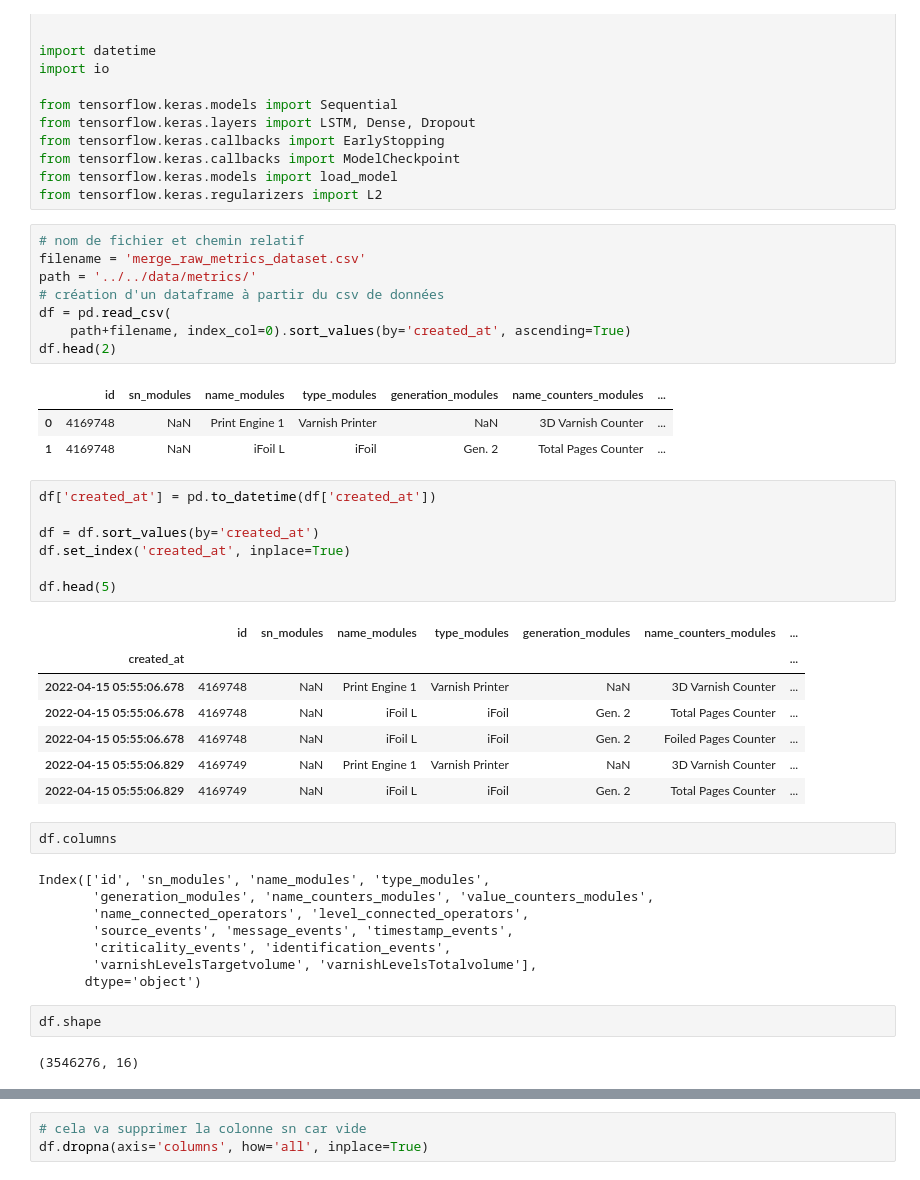
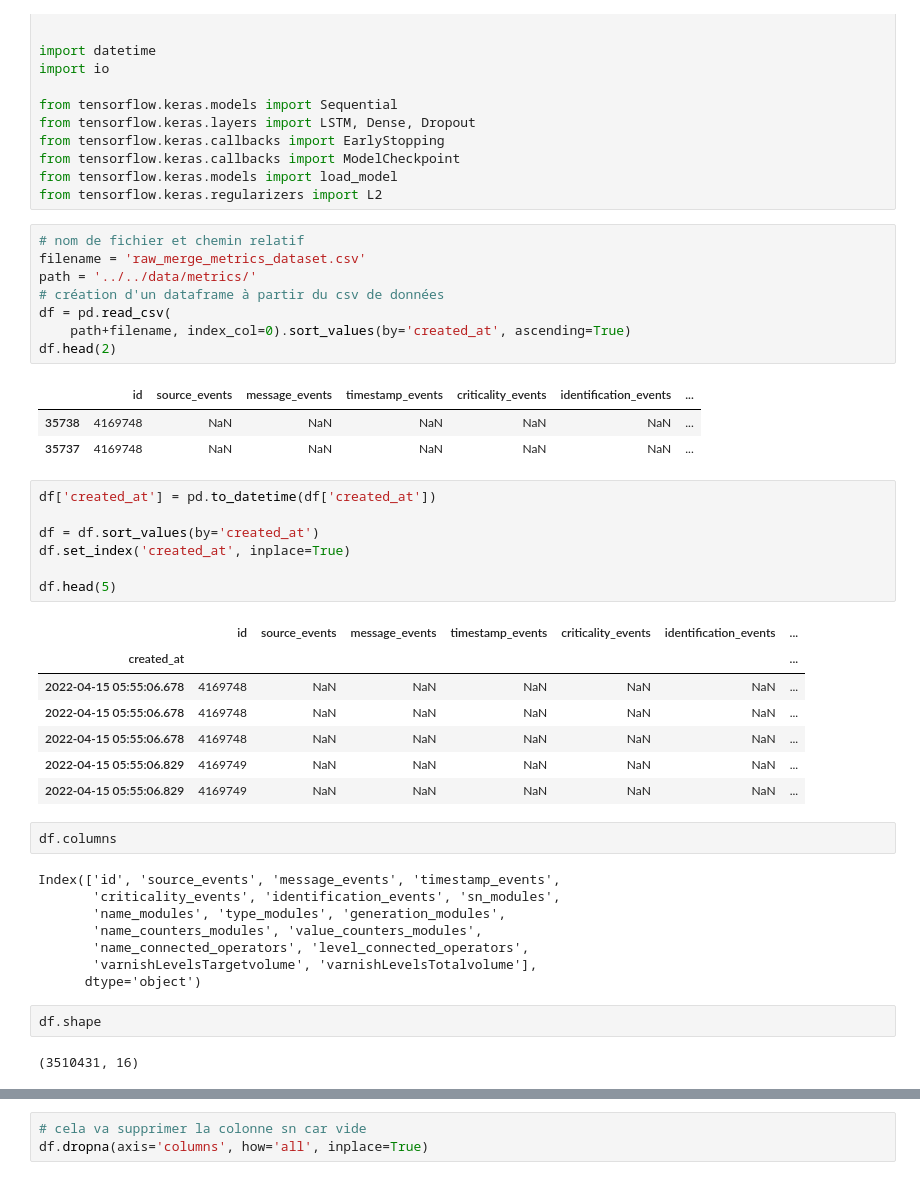
Before and after one commit to AranOribu/Prediction-Erreur-JetVarnish3DEvo, a Jupyter notebook: models/LTSM_model_MLFLOW/lstm_model_timeseries_criticality.ipynb, the cells around one changed output, grey strips where cells are left out. Cells and saved outputs as stored; diff of their text form.

```diff
--- a/models/LTSM_model_MLFLOW/lstm_model_timeseries_criticality.ipynb
+++ b/models/LTSM_model_MLFLOW/lstm_model_timeseries_criticality.ipynb
@@ -32,16 +32,16 @@ from tensorflow.keras.models import load_model
 from tensorflow.keras.regularizers import L2
 # %%
 # nom de fichier et chemin relatif
-filename = 'merge_raw_metrics_dataset.csv'
+filename = 'raw_merge_metrics_dataset.csv'
 path = '../../data/metrics/'
 # création d'un dataframe à partir du csv de données
 df = pd.read_csv(
     path+filename, index_col=0).sort_values(by='created_at', ascending=True)
 df.head(2)
 # %% [output]
-|  | id | sn_modules | name_modules | type_modules | generation_modules | name_counters_modules | ... |
-| 0 | 4169748 | NaN | Print Engine 1 | Varnish Printer | NaN | 3D Varnish Counter | ... |
-| 1 | 4169748 | NaN | iFoil L | iFoil | Gen. 2 | Total Pages Counter | ... |
+|  | id | source_events | message_events | timestamp_events | criticality_events | identification_events | ... |
+| 35738 | 4169748 | NaN | NaN | NaN | NaN | NaN | ... |
+| 35737 | 4169748 | NaN | NaN | NaN | NaN | NaN | ... |
 # %%
 df['created_at'] = pd.to_datetime(df['created_at'])
 
@@ -50,27 +50,27 @@ df.set_index('created_at', inplace=True)
 
 df.head(5)
 # %% [output]
-|  | id | sn_modules | name_modules | type_modules | generation_modules | name_counters_modules | ... |
+|  | id | source_events | message_events | timestamp_events | criticality_events | identification_events | ... |
 | created_at |  |  |  |  |  |  | ... |
-| 2022-04-15 05:55:06.678 | 4169748 | NaN | Print Engine 1 | Varnish Printer | NaN | 3D Varnish Counter | ... |
-| 2022-04-15 05:55:06.678 | 4169748 | NaN | iFoil L | iFoil | Gen. 2 | Total Pages Counter | ... |
-| 2022-04-15 05:55:06.678 | 4169748 | NaN | iFoil L | iFoil | Gen. 2 | Foiled Pages Counter | ... |
-| 2022-04-15 05:55:06.829 | 4169749 | NaN | Print Engine 1 | Varnish Printer | NaN | 3D Varnish Counter | ... |
-| 2022-04-15 05:55:06.829 | 4169749 | NaN | iFoil L | iFoil | Gen. 2 | Total Pages Counter | ... |
+| 2022-04-15 05:55:06.678 | 4169748 | NaN | NaN | NaN | NaN | NaN | ... |
+| 2022-04-15 05:55:06.678 | 4169748 | NaN | NaN | NaN | NaN | NaN | ... |
+| 2022-04-15 05:55:06.678 | 4169748 | NaN | NaN | NaN | NaN | NaN | ... |
+| 2022-04-15 05:55:06.829 | 4169749 | NaN | NaN | NaN | NaN | NaN | ... |
+| 2022-04-15 05:55:06.829 | 4169749 | NaN | NaN | NaN | NaN | NaN | ... |
 # %%
 df.columns
 # %% [output]
-Index(['id', 'sn_modules', 'name_modules', 'type_modules',
-       'generation_modules', 'name_counters_modules', 'value_counters_modules',
+Index(['id', 'source_events', 'message_events', 'timestamp_events',
+       'criticality_events', 'identification_events', 'sn_modules',
+       'name_modules', 'type_modules', 'generation_modules',
+       'name_counters_modules', 'value_counters_modules',
        'name_connected_operators', 'level_connected_operators',
-       'source_events', 'message_events', 'timestamp_events',
-       'criticality_events', 'identification_events',
        'varnishLevelsTargetvolume', 'varnishLevelsTotalvolume'],
       dtype='object')
 # %%
 df.shape
 # %% [output]
-(3546276, 16)
+(3510431, 16)
 # %%
 null_columns = df.isna().any()
 print("Columns with missing values:")
```
Also changed, not shown: parts of 14 cells of this notebook, 44 other files.
